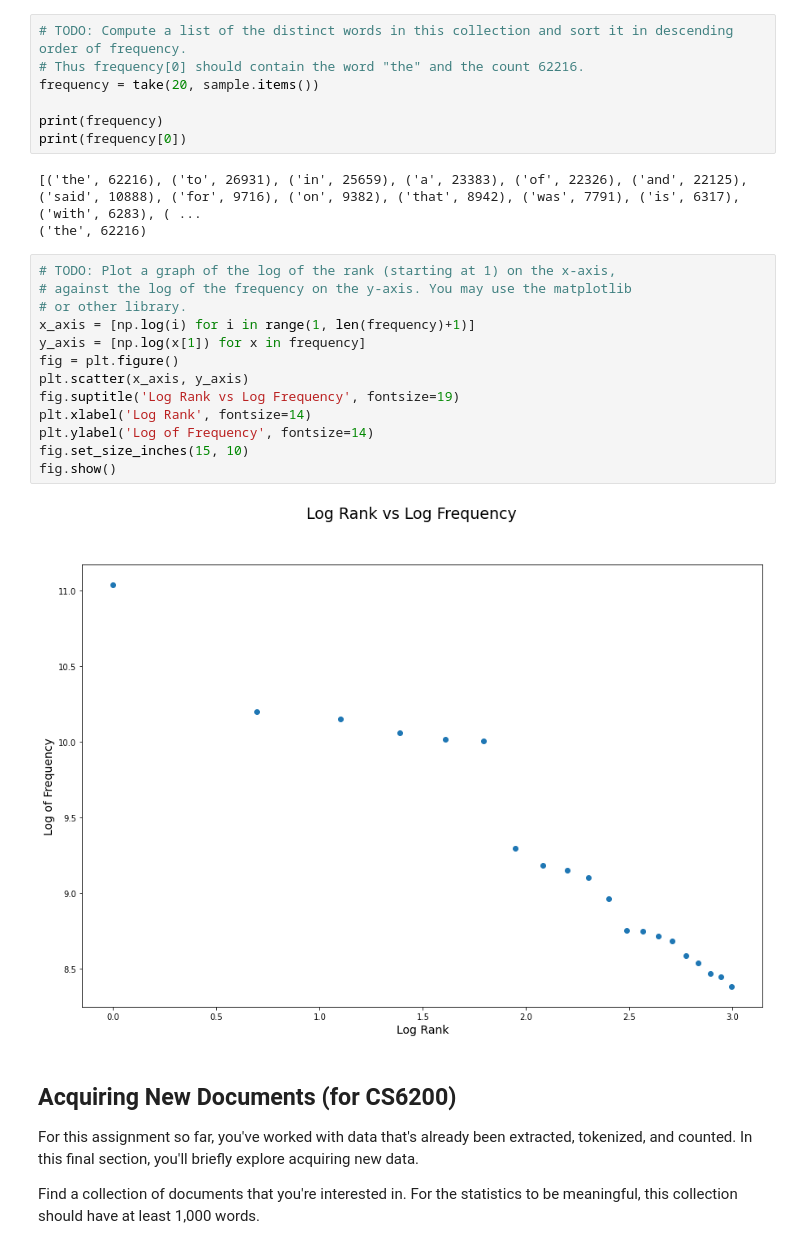
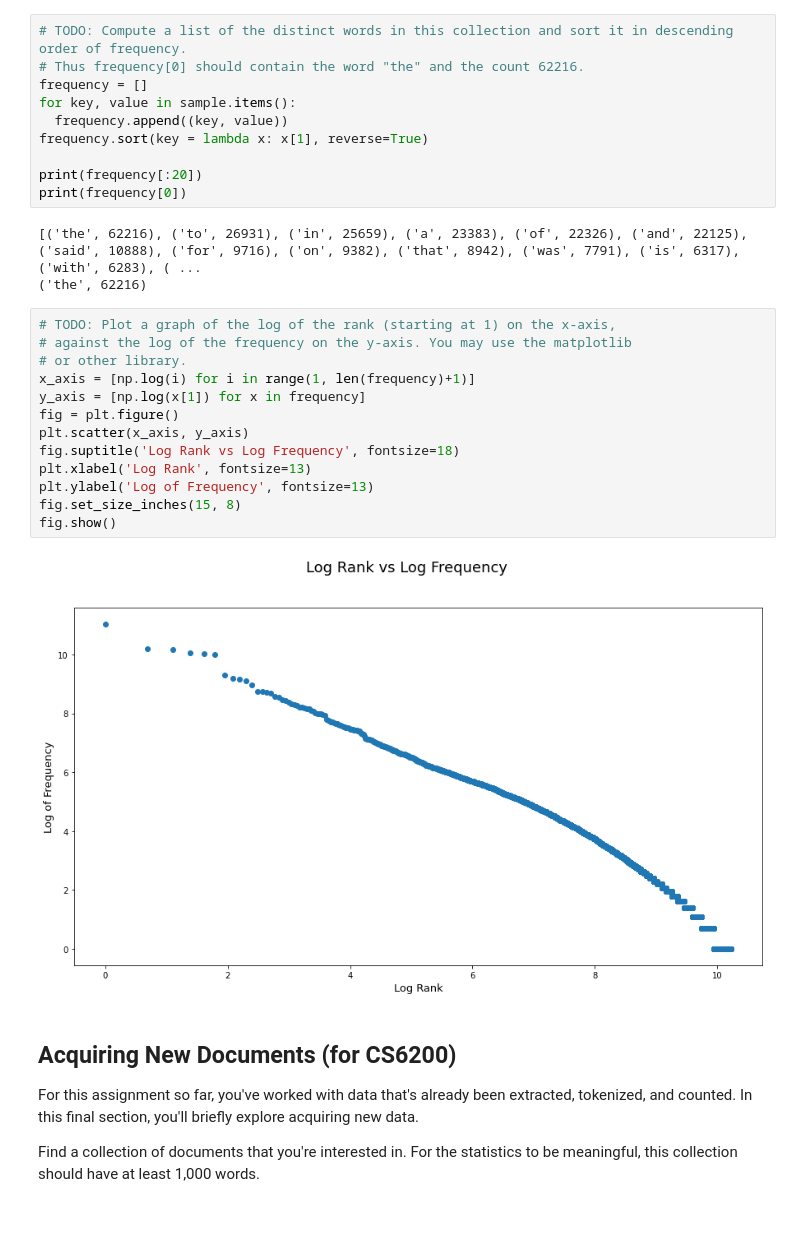
Before and after one commit to gurpreetkaurbatra/Assignment1, a Jupyter notebook: term_statistics.ipynb, the cells around one changed output. Cells and saved outputs as stored; diff of their text form; blank space fills up the shorter version.

```diff
--- a/term_statistics.ipynb
+++ b/term_statistics.ipynb
@@ -236,9 +236,12 @@ We might examine these distributions to see, for instance, if an unexpectedly la
 # %%
 # TODO: Compute a list of the distinct words in this collection and sort it in descending order of frequency.
 # Thus frequency[0] should contain the word "the" and the count 62216.
-frequency = take(20, sample.items())
+frequency = []
+for key, value in sample.items():
+  frequency.append((key, value))
+frequency.sort(key = lambda x: x[1], reverse=True)
 
-print(frequency)
+print(frequency[:20])
 print(frequency[0])
 # %% [output]
 [('the', 62216), ('to', 26931), ('in', 25659), ('a', 23383), ('of', 22326), ('and', 22125), ('said', 10888), ('for', 9716), ('on', 9382), ('that', 8942), ('was', 7791), ('is', 6317), ('with', 6283), ( ...
@@ -246,18 +249,18 @@ print(frequency[0])
 # %%
 # TODO: Plot a graph of the log of the rank (starting at 1) on the x-axis,
 # against the log of the frequency on the y-axis. You may use the matplotlib
 # or other library.
 x_axis = [np.log(i) for i in range(1, len(frequency)+1)]
 y_axis = [np.log(x[1]) for x in frequency]
 fig = plt.figure()
 plt.scatter(x_axis, y_axis)
-fig.suptitle('Log Rank vs Log Frequency', fontsize=19)
-plt.xlabel('Log Rank', fontsize=14)
-plt.ylabel('Log of Frequency', fontsize=14)
-fig.set_size_inches(15, 10)
+fig.suptitle('Log Rank vs Log Frequency', fontsize=18)
+plt.xlabel('Log Rank', fontsize=13)
+plt.ylabel('Log of Frequency', fontsize=13)
+fig.set_size_inches(15, 8)
 fig.show()
 # %% [output]
-[figure, old version]
+[figure, new version]
 # %% [markdown]
 ## Acquiring New Documents (for CS6200)
 
```
Also changed, not shown: parts of 3 cells of this notebook.
